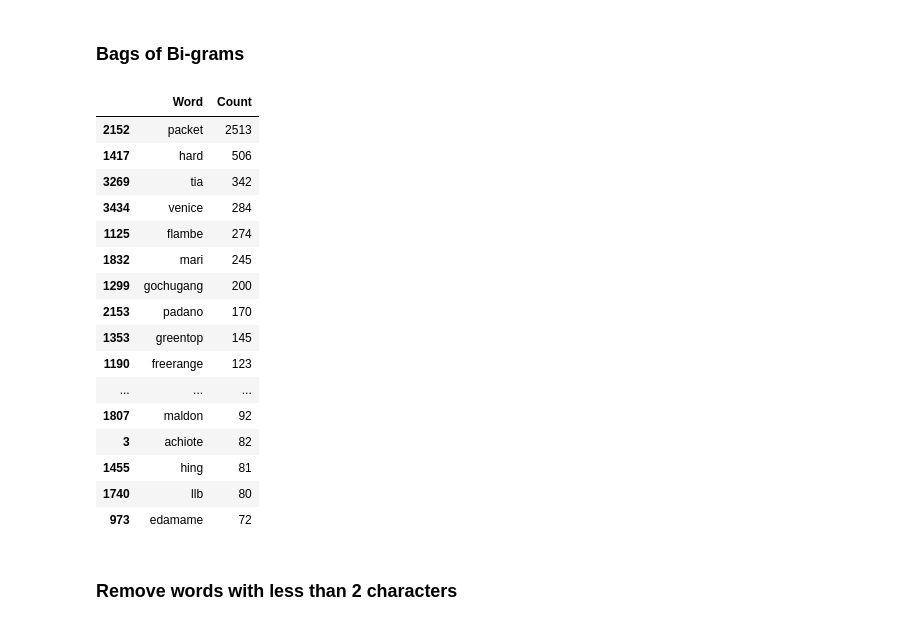
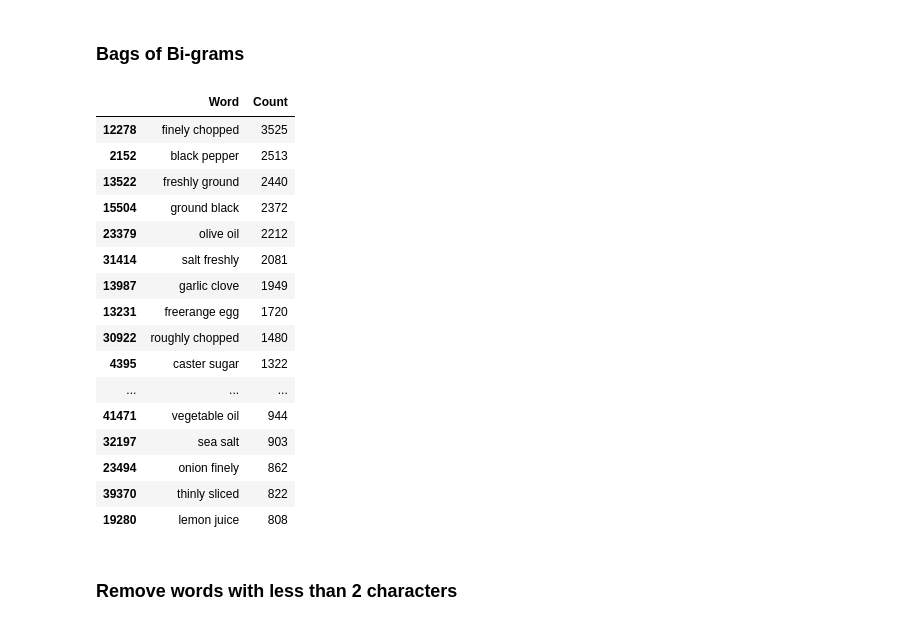
Before and after one commit to momcancode/Cuisine-Demystifier-NLP-ML-Project, a Jupyter notebook: model/00_EDA.ipynb, the cells around one changed output. Cells and saved outputs as stored; diff of their text form; code cells hidden in the pictures.

```diff
--- a/model/00_EDA.ipynb
+++ b/model/00_EDA.ipynb
@@ -449,27 +447,27 @@ all_cuisine_bigram = bigram_count_vect.fit_transform([all_cuisine_words])
 # %%
 # Create a dataframe of ingredient word and frequency
 all_cuisine_bigram_df = pd.DataFrame(
     (count, word) for word, count in
     zip(all_cuisine_bigram.toarray().tolist()[0],
-    bow_count_vect.get_feature_names()))
+    bigram_count_vect.get_feature_names()))
 all_cuisine_bigram_df.columns = ['Word', 'Count']
 all_cuisine_bigram_df.sort_values('Count', ascending=False, inplace=True)
 all_cuisine_bigram_df.head(20)
 # %% [output]
 |  | Word | Count |
-| 2152 | packet | 2513 |
-| 1417 | hard | 506 |
-| 3269 | tia | 342 |
-| 3434 | venice | 284 |
-| 1125 | flambe | 274 |
-| 1832 | mari | 245 |
-| 1299 | gochugang | 200 |
-| 2153 | padano | 170 |
-| 1353 | greentop | 145 |
-| 1190 | freerange | 123 |
+| 12278 | finely chopped | 3525 |
+| 2152 | black pepper | 2513 |
+| 13522 | freshly ground | 2440 |
+| 15504 | ground black | 2372 |
+| 23379 | olive oil | 2212 |
+| 31414 | salt freshly | 2081 |
+| 13987 | garlic clove | 1949 |
+| 13231 | freerange egg | 1720 |
+| 30922 | roughly chopped | 1480 |
+| 4395 | caster sugar | 1322 |
 | ... | ... | ... |
-| 1807 | maldon | 92 |
-| 3 | achiote | 82 |
-| 1455 | hing | 81 |
-| 1740 | llb | 80 |
-| 973 | edamame | 72 |
+| 41471 | vegetable oil | 944 |
+| 32197 | sea salt | 903 |
+| 23494 | onion finely | 862 |
+| 39370 | thinly sliced | 822 |
+| 19280 | lemon juice | 808 |
```
Also changed, not shown: parts of 6 cells of this notebook, 1 other file.
